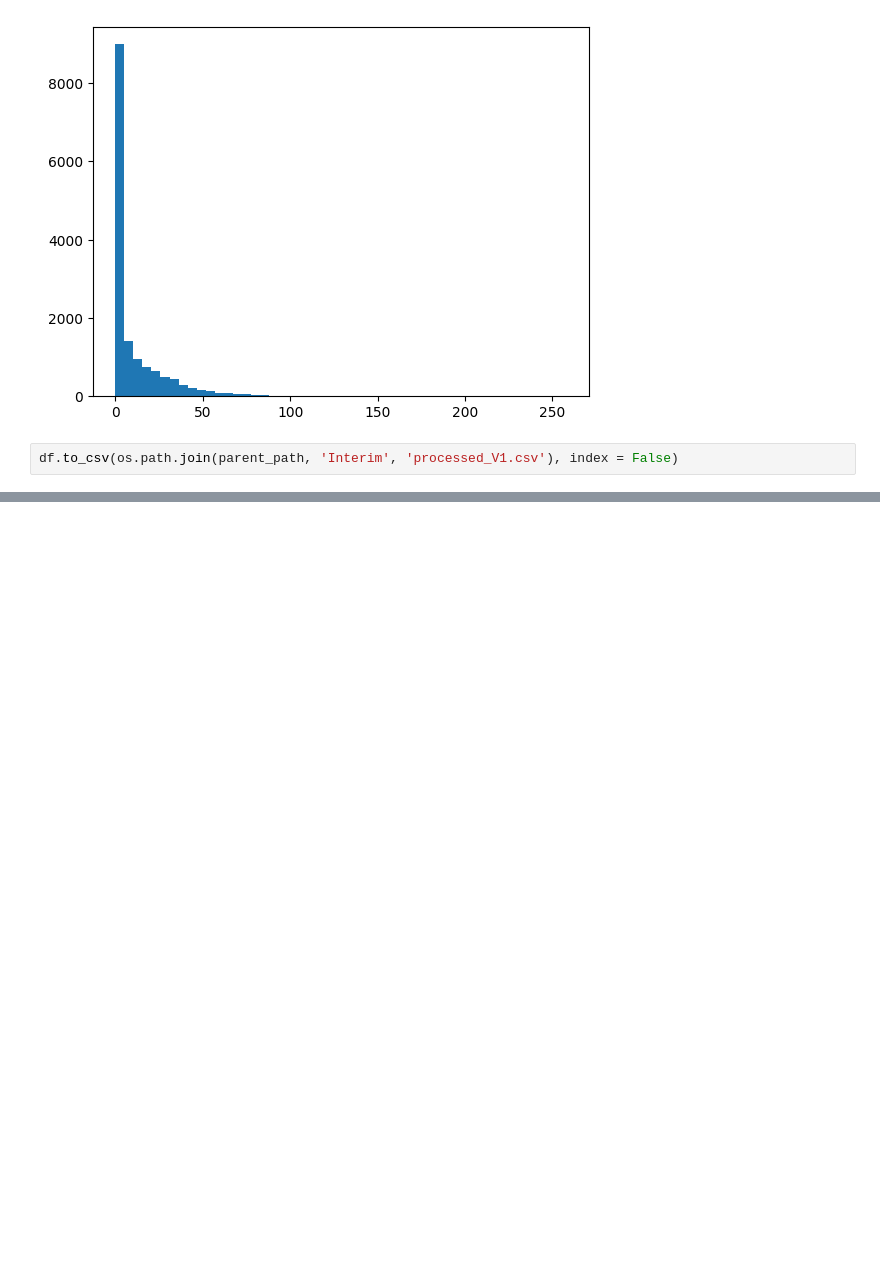
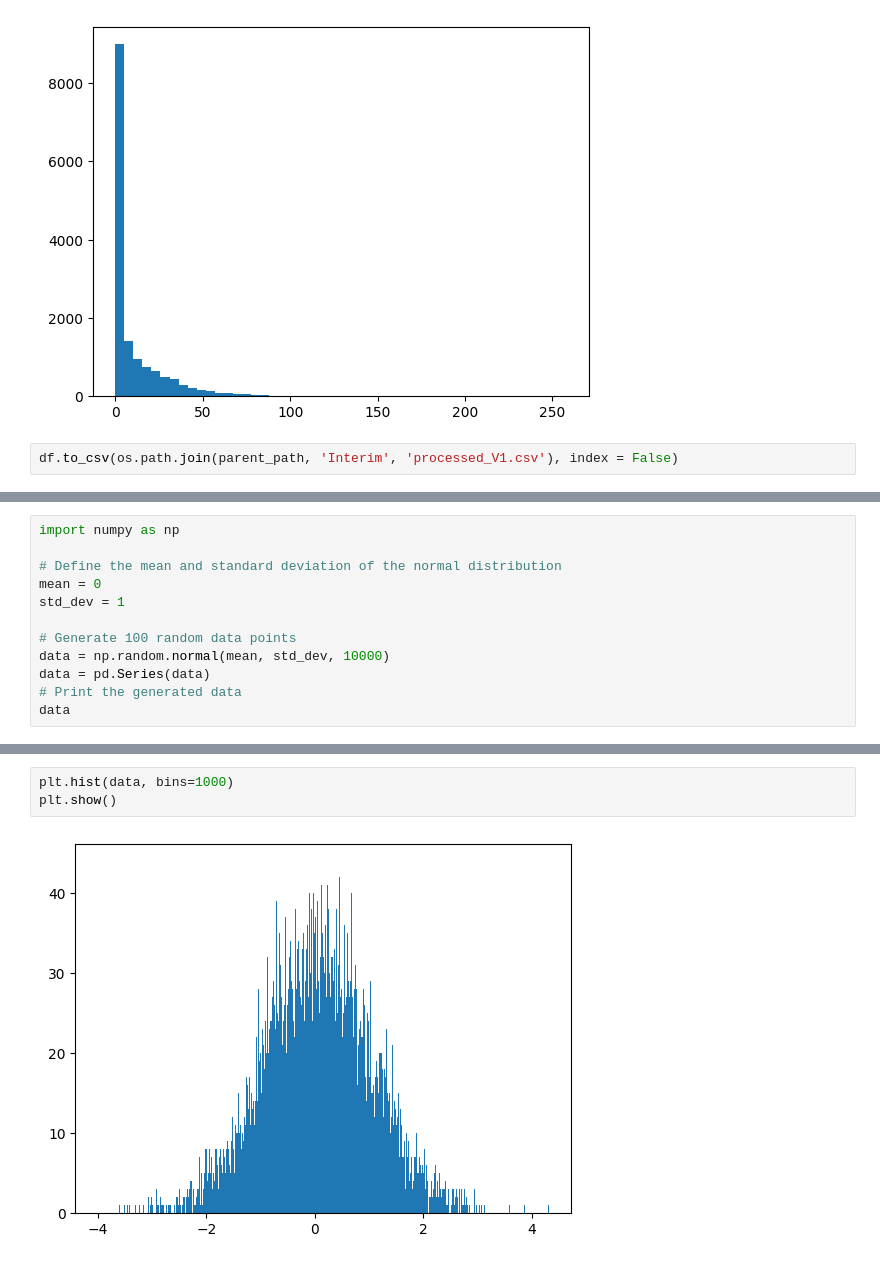
Before and after one commit to Parth-byteiq/AirBnB_analysis, a Jupyter notebook: Notebooks/Univariate_analysis.ipynb, the cells around one changed output, grey strips where cells are left out. Saved outputs shown, nothing was run; the diff lists cells and outputs as text; blank space fills up the shorter version.

Commit message:
Univariate_analysis, bivariate_analysis, data_exploration_files: processed_v1, processed_name_df

```diff
--- a/Notebooks/Univariate_analysis.ipynb
+++ b/Notebooks/Univariate_analysis.ipynb
@@ -358,0 +544,12 @@ df.to_csv(os.path.join(parent_path, 'Interim', 'processed_V1.csv'), index = Fals
+# %%
+import numpy as np
+
+# Define the mean and standard deviation of the normal distribution
+mean = 0
+std_dev = 1
+
+# Generate 100 random data points
+data = np.random.normal(mean, std_dev, 10000)
+data = pd.Series(data)
+# Print the generated data
+data
@@ -358,0 +569,5 @@ df.to_csv(os.path.join(parent_path, 'Interim', 'processed_V1.csv'), index = Fals
+# %%
+plt.hist(data, bins=1000)
+plt.show()
+# %% [output]
+[figure, added]
```
Also changed, not shown: parts of 20 cells of this notebook, 6 other files.
